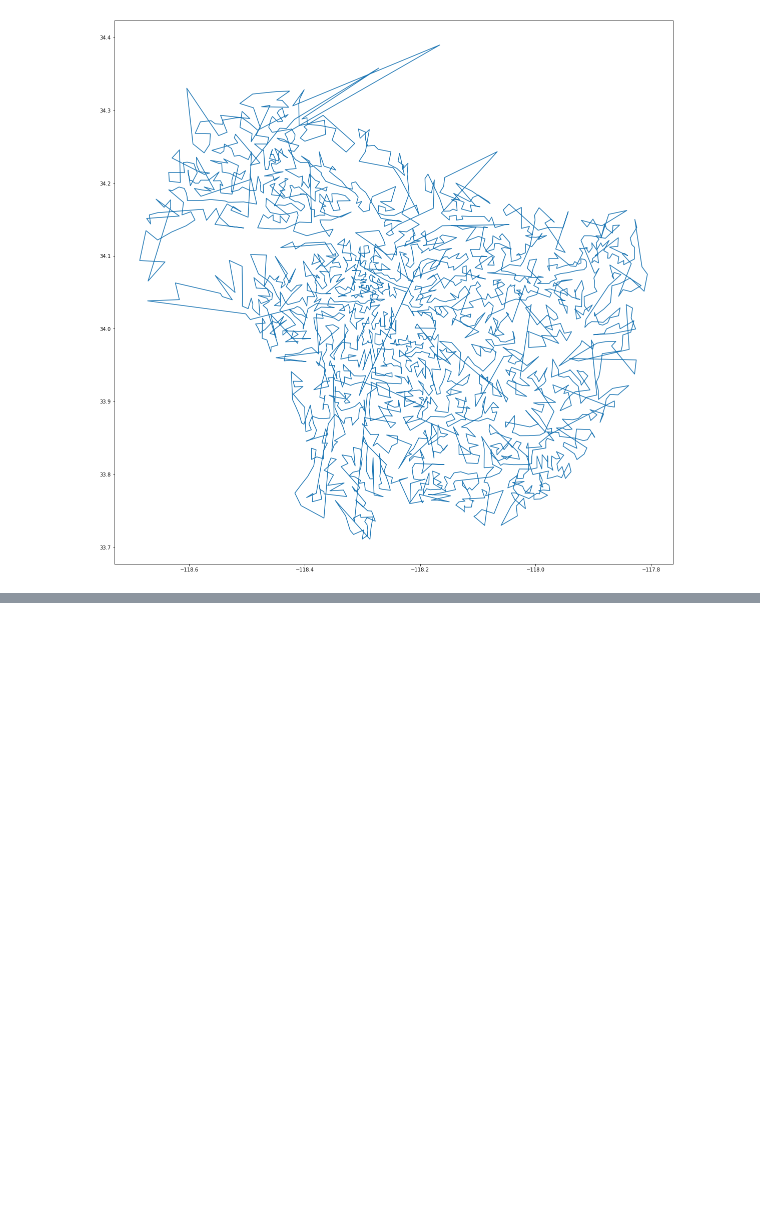
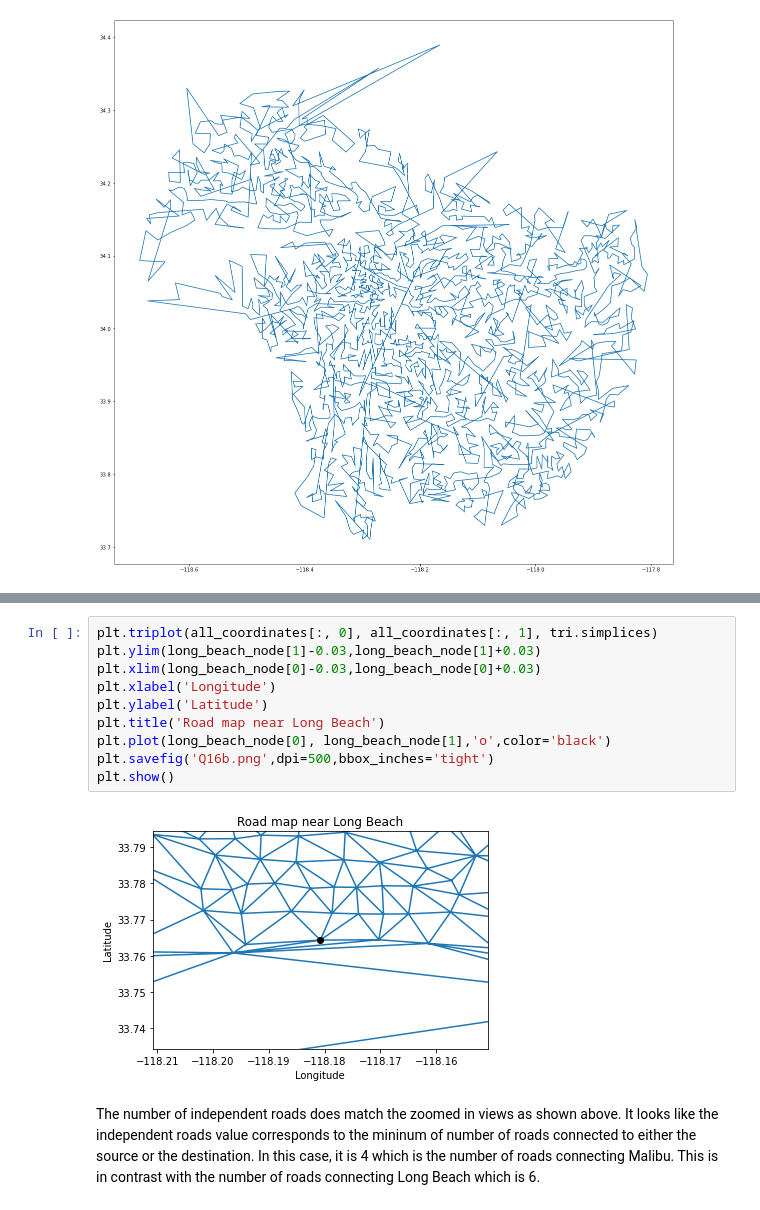
Before and after one commit to morgworth/ece232_team, a Jupyter notebook: Project 4/Morgan Project 4 Part 2.ipynb, the cells around one changed output, grey strips where cells are left out. Saved outputs shown, nothing was run; the diff lists cells and outputs as text; blank space fills up the shorter version.

```diff
--- a/Project 4/Morgan Project 4 Part 2.ipynb
+++ b/Project 4/Morgan Project 4 Part 2.ipynb
@@ -290,0 +391,14 @@ plt.show()
+# %%
+plt.triplot(all_coordinates[:, 0], all_coordinates[:, 1], tri.simplices)
+plt.ylim(long_beach_node[1]-0.03,long_beach_node[1]+0.03)
+plt.xlim(long_beach_node[0]-0.03,long_beach_node[0]+0.03)
+plt.xlabel('Longitude')
+plt.ylabel('Latitude')
+plt.title('Road map near Long Beach')
+plt.plot(long_beach_node[0], long_beach_node[1],'o',color='black')
+plt.savefig('Q16b.png',dpi=500,bbox_inches='tight')
+plt.show()
+# %% [output]
+[figure, added]
+# %% [markdown]
+The number of independent roads does match the zoomed in views as shown above. It looks like the independent roads value corresponds to the mininum of number of roads connected to either the source or the destination. In this case, it is 4 which is the number of roads connecting Malibu. This is in contrast with the number of roads connecting Long Beach which is 6.
```
Also changed, not shown: parts of 9 cells of this notebook.
